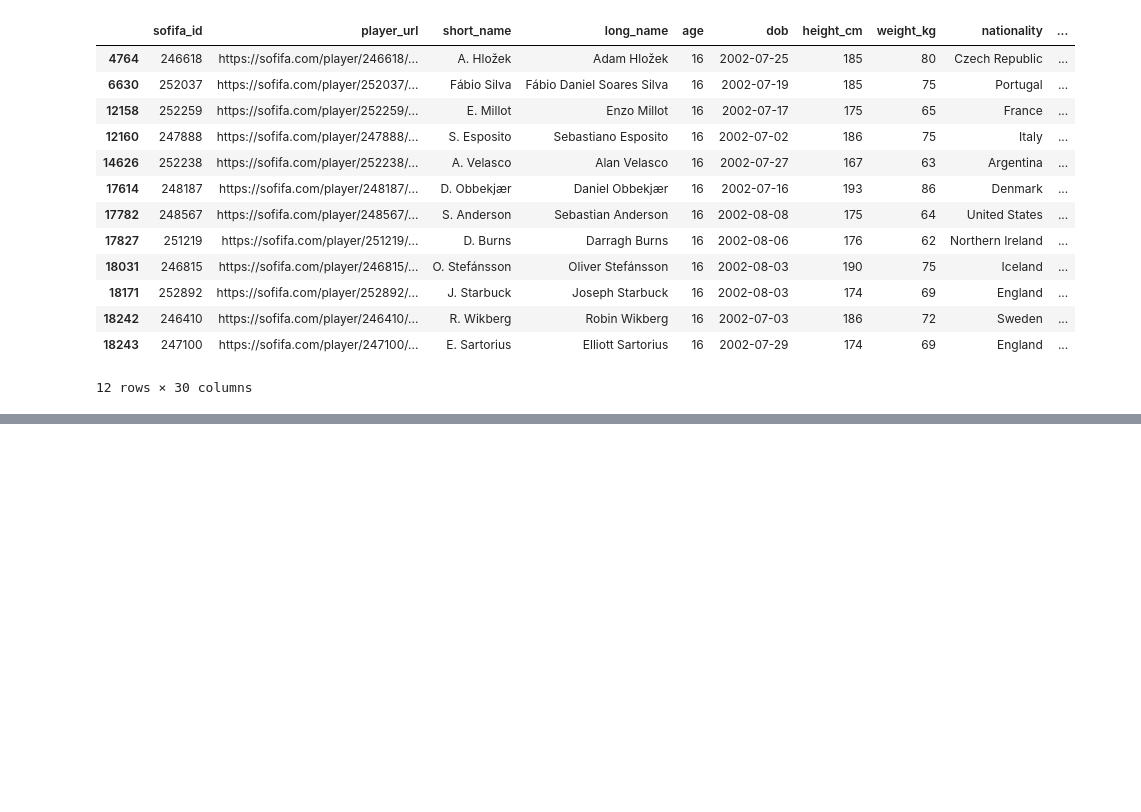
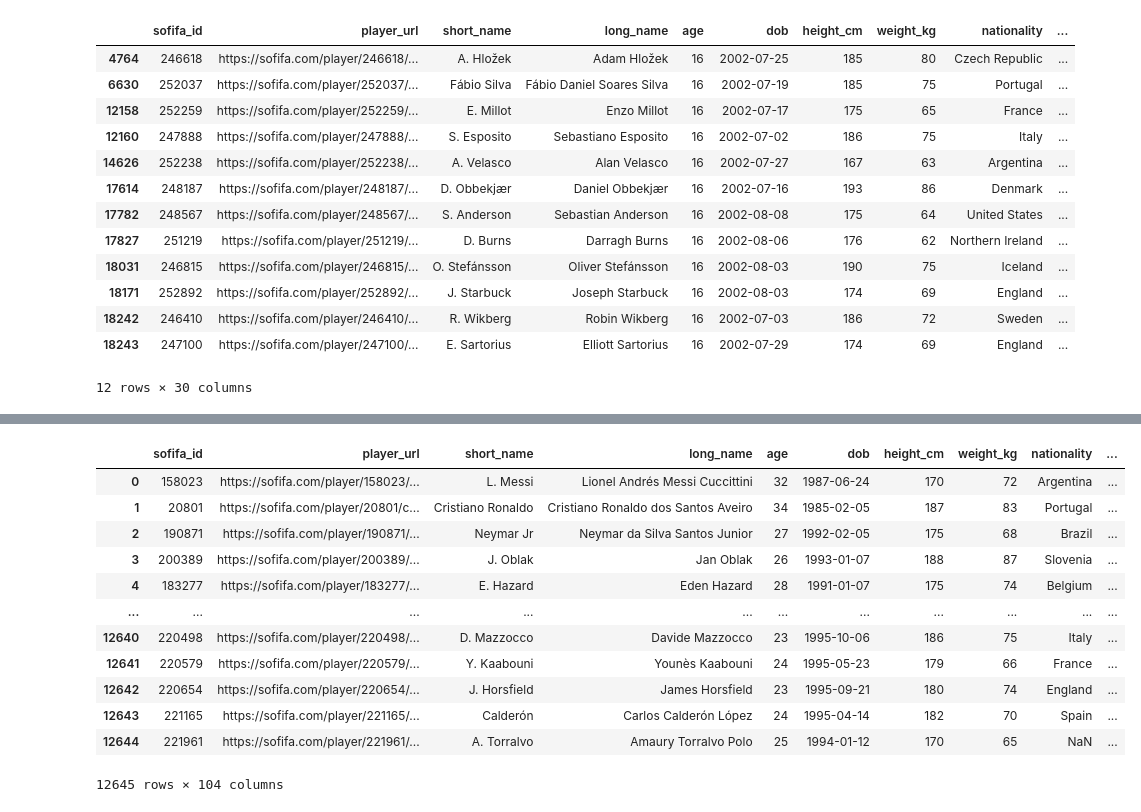
Before and after one commit to SudarshanIngole/Machine-Learning-Projects, a Jupyter notebook: PRCP_FIFA_20.ipynb, the cells around one changed output, grey strips where cells are left out. Cells and saved outputs as stored; diff of their text form; code cells hidden in the pictures; blank space fills up the shorter version.

```diff
--- a/PRCP_FIFA_20.ipynb
+++ b/PRCP_FIFA_20.ipynb
@@ -109,0 +174,16 @@ data.loc[data['age']==data['age'].min(), data.columns[:30]]
+# %%
+data
+# %% [output]
+|  | sofifa_id | player_url | short_name | long_name | age | dob | height_cm | weight_kg | nationality | ... |
+| 0 | 158023 | https://sofifa.com/player/158023/... | L. Messi | Lionel Andrés Messi Cuccittini | 32 | 1987-06-24 | 170 | 72 | Argentina | ... |
+| 1 | 20801 | https://sofifa.com/player/20801/c... | Cristiano Ronaldo | Cristiano Ronaldo dos Santos Aveiro | 34 | 1985-02-05 | 187 | 83 | Portugal | ... |
+| 2 | 190871 | https://sofifa.com/player/190871/... | Neymar Jr | Neymar da Silva Santos Junior | 27 | 1992-02-05 | 175 | 68 | Brazil | ... |
+| 3 | 200389 | https://sofifa.com/player/200389/... | J. Oblak | Jan Oblak | 26 | 1993-01-07 | 188 | 87 | Slovenia | ... |
+| 4 | 183277 | https://sofifa.com/player/183277/... | E. Hazard | Eden Hazard | 28 | 1991-01-07 | 175 | 74 | Belgium | ... |
+| ... | ... | ... | ... | ... | ... | ... | ... | ... | ... | ... |
+| 12640 | 220498 | https://sofifa.com/player/220498/... | D. Mazzocco | Davide Mazzocco | 23 | 1995-10-06 | 186 | 75 | Italy | ... |
+| 12641 | 220579 | https://sofifa.com/player/220579/... | Y. Kaabouni | Younès Kaabouni | 24 | 1995-05-23 | 179 | 66 | France | ... |
+| 12642 | 220654 | https://sofifa.com/player/220654/... | J. Horsfield | James Horsfield | 23 | 1995-09-21 | 180 | 74 | England | ... |
+| 12643 | 221165 | https://sofifa.com/player/221165/... | Calderón | Carlos Calderón López | 24 | 1995-04-14 | 182 | 70 | Spain | ... |
+| 12644 | 221961 | https://sofifa.com/player/221961/... | A. Torralvo | Amaury Torralvo Polo | 25 | 1994-01-12 | 170 | 65 | NaN | ... |
+12645 rows × 104 columns
```
Also changed, not shown: parts of 19 cells of this notebook.
